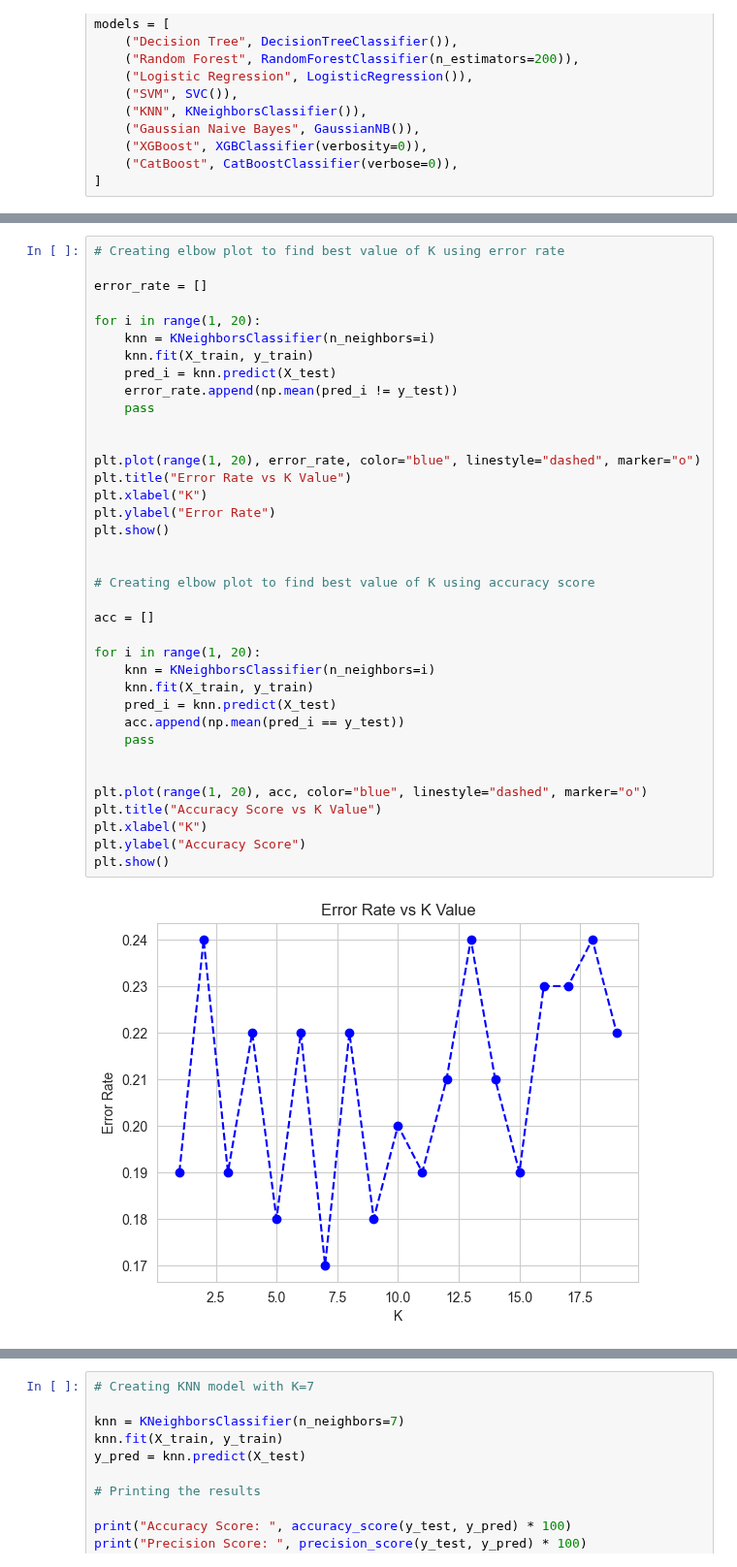
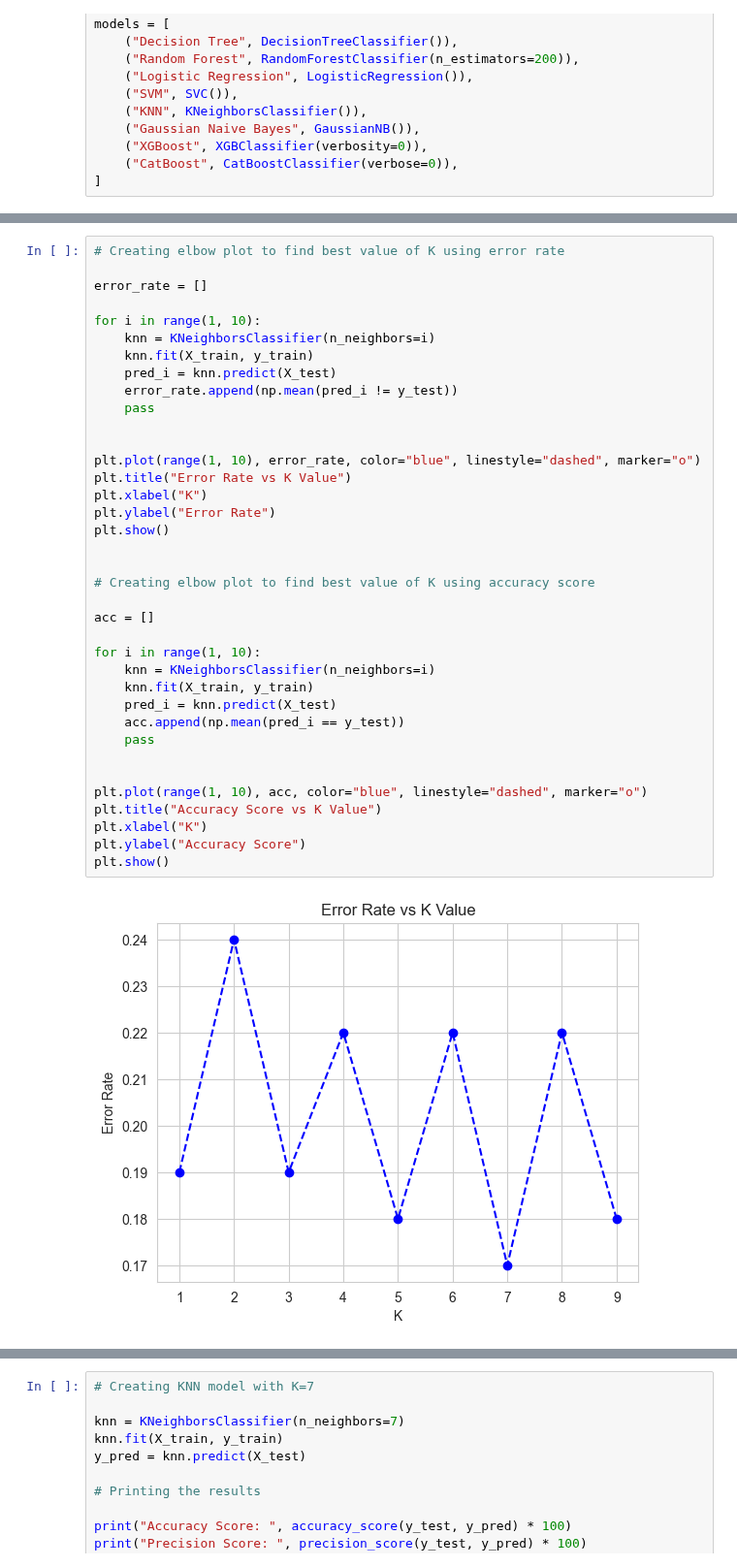
Before and after one commit to Harsh502s/ML-Assignments, a Jupyter notebook: Notebooks/Assignment 7 KNN SNA.ipynb, the cells around one changed output, grey strips where cells are left out. Shown at 97% size. Cells and saved outputs as stored; diff of their text form.

```diff
--- a/Notebooks/Assignment 7 KNN SNA.ipynb
+++ b/Notebooks/Assignment 7 KNN SNA.ipynb
@@ -173,37 +173,37 @@ results.sort_values(by="ROC AUC Score", ascending=False)
 
 error_rate = []
 
-for i in range(1, 20):
+for i in range(1, 10):
     knn = KNeighborsClassifier(n_neighbors=i)
     knn.fit(X_train, y_train)
     pred_i = knn.predict(X_test)
     error_rate.append(np.mean(pred_i != y_test))
     pass
 
 
-plt.plot(range(1, 20), error_rate, color="blue", linestyle="dashed", marker="o")
+plt.plot(range(1, 10), error_rate, color="blue", linestyle="dashed", marker="o")
 plt.title("Error Rate vs K Value")
 plt.xlabel("K")
 plt.ylabel("Error Rate")
 plt.show()
 
 
 # Creating elbow plot to find best value of K using accuracy score
 
 acc = []
 
-for i in range(1, 20):
+for i in range(1, 10):
     knn = KNeighborsClassifier(n_neighbors=i)
     knn.fit(X_train, y_train)
     pred_i = knn.predict(X_test)
     acc.append(np.mean(pred_i == y_test))
     pass
 
 
-plt.plot(range(1, 20), acc, color="blue", linestyle="dashed", marker="o")
+plt.plot(range(1, 10), acc, color="blue", linestyle="dashed", marker="o")
 plt.title("Accuracy Score vs K Value")
 plt.xlabel("K")
 plt.ylabel("Accuracy Score")
 plt.show()
 # %% [output]
-[figure, old version]
+[figure, new version]
```
Also changed, not shown: parts of 2 cells of this notebook, 4 other files.
